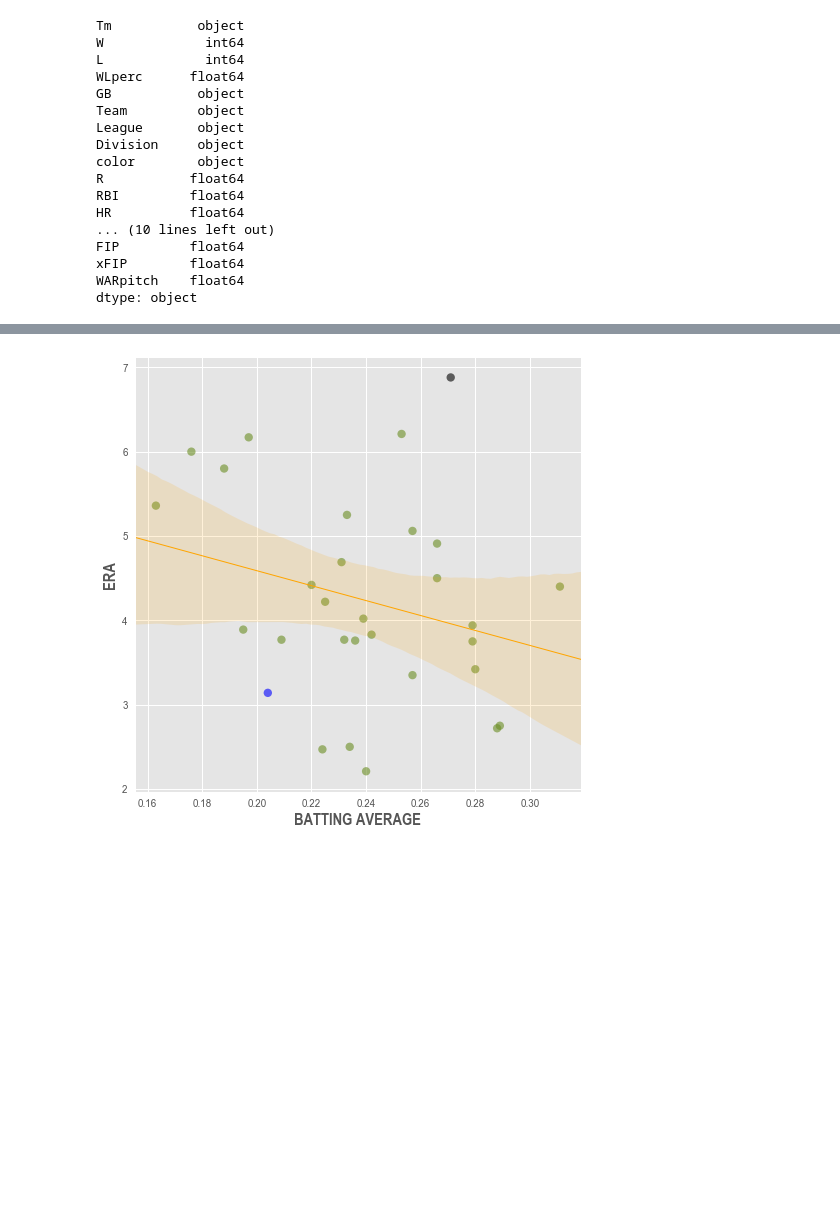
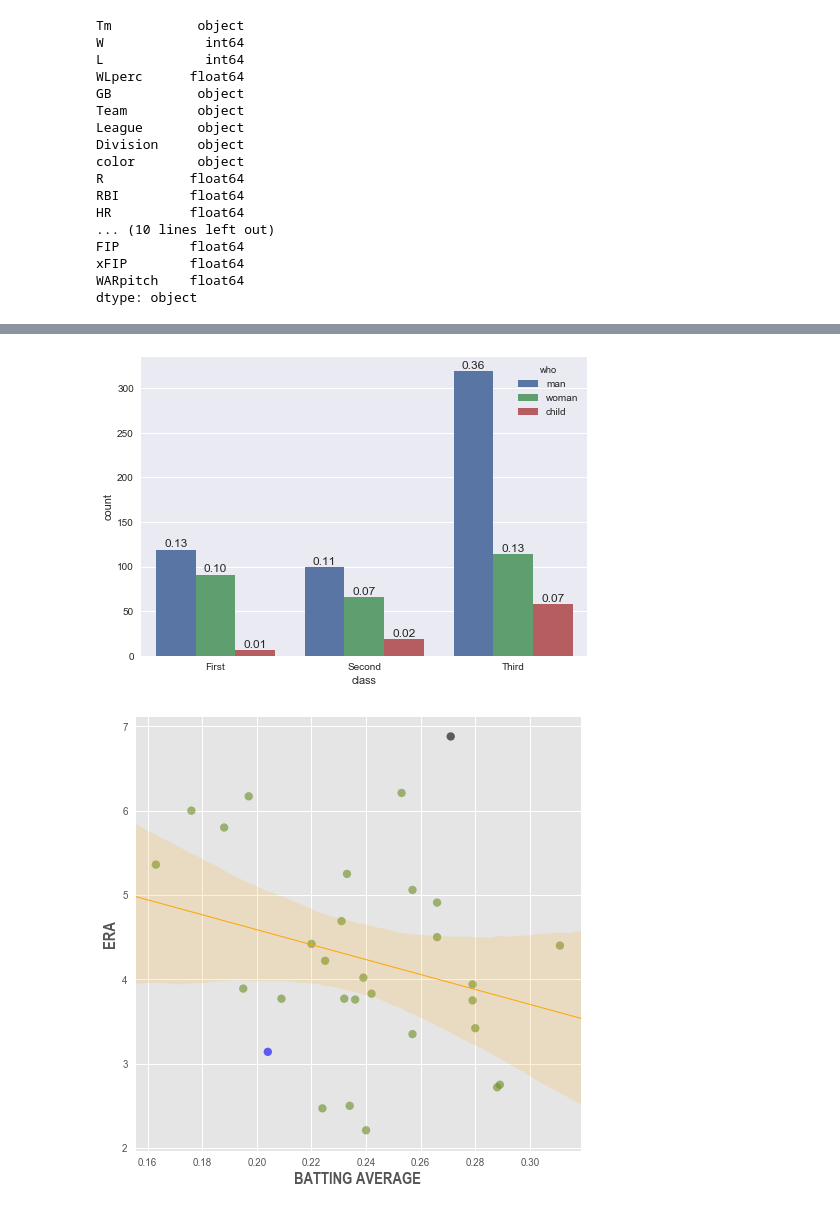
Before and after one commit to timbroderick/pybaseball, a Jupyter notebook: playing.ipynb, the cells around one changed output, grey strips where cells are left out. Drawn from its saved outputs; the diff is of its cells as text; code cells hidden in the pictures; blank space fills up the shorter version.

```diff
--- a/playing.ipynb
+++ b/playing.ipynb
@@ -228,3 +272,20 @@ dtype: object
+# %%
+from matplotlib.pyplot import show
+import seaborn as sns
+sns.set(style="darkgrid")
+titanic = sns.load_dataset("titanic")
+total = float(len(titanic)) # one person per row
+#ax = sns.barplot(x="class", hue="who", data=titanic)
+ax = sns.countplot(x="class", hue="who", data=titanic) # for Seaborn version 0.7 and more
+for p in ax.patches:
+    height = p.get_height()
+    ax.text(p.get_x()+p.get_width()/2.,
+            height + 3,
+            '{:1.2f}'.format(height/total),
+            ha="center")
+show()
+# %% [output]
+[figure, added]
 # %%
 g = sns.regplot(data=df, x='AVGbat', y='ERA',
                 fit_reg=True,
```
Also changed, not shown: parts of 3 cells of this notebook, 13 other files.
